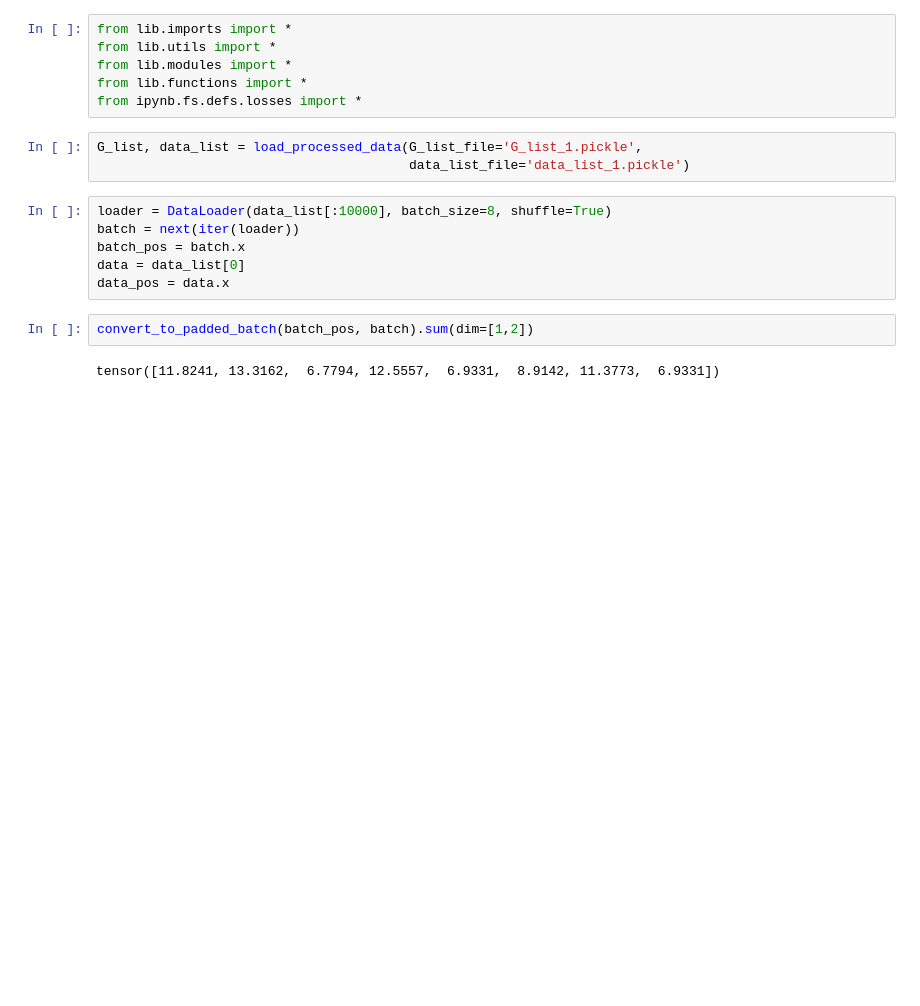
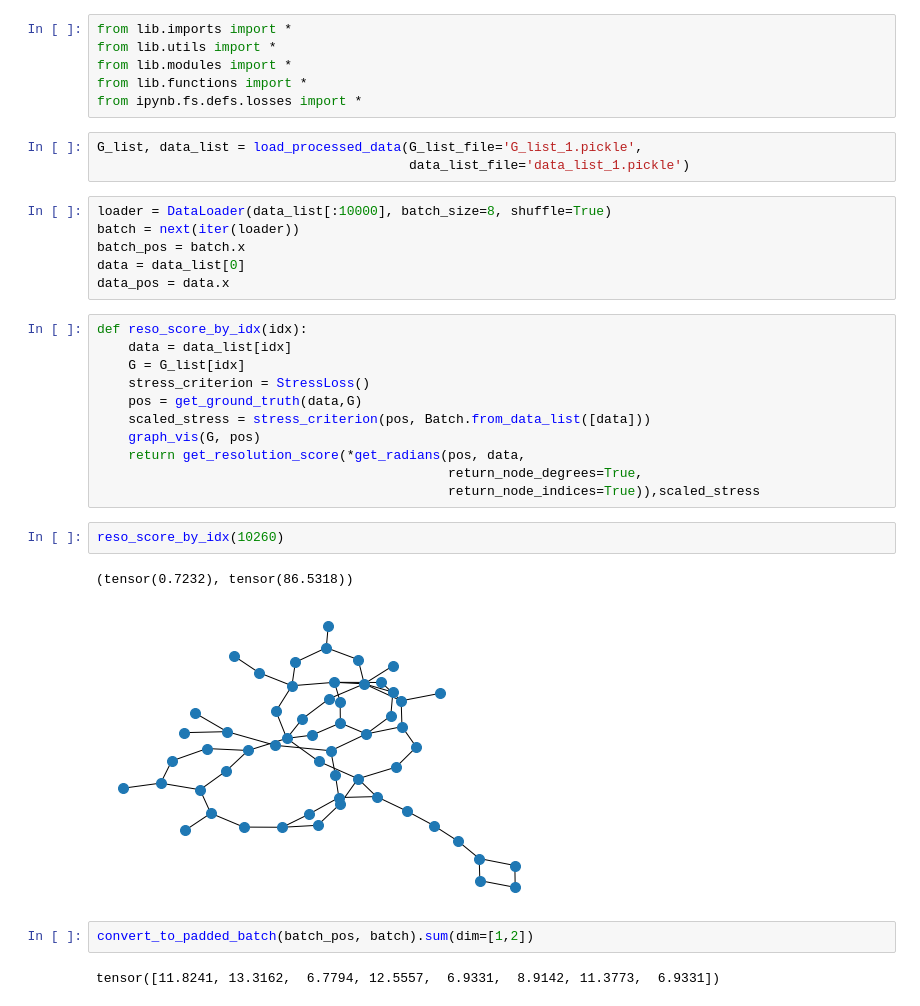
Before and after one commit to zhenxingCui/deepgd, a Jupyter notebook: test_loss.ipynb, the cells around one changed output. Cells and saved outputs as stored; diff of their text form; blank space fills up the shorter version.

```diff
--- a/test_loss.ipynb
+++ b/test_loss.ipynb
@@ -16,6 +19,22 @@ batch = next(iter(loader))
 batch_pos = batch.x
 data = data_list[0]
 data_pos = data.x
+# %%
+def reso_score_by_idx(idx):
+    data = data_list[idx]
+    G = G_list[idx]
+    stress_criterion = StressLoss()
+    pos = get_ground_truth(data,G)
+    scaled_stress = stress_criterion(pos, Batch.from_data_list([data]))
+    graph_vis(G, pos)
+    return get_resolution_score(*get_radians(pos, data,
+                                             return_node_degrees=True,
+                                             return_node_indices=True)),scaled_stress
+# %%
+reso_score_by_idx(10260)
+# %% [output]
+(tensor(0.7232), tensor(86.5318))
+[figure, added]
 # %%
 convert_to_padded_batch(batch_pos, batch).sum(dim=[1,2])
 # %% [output]
```
Also changed, not shown: parts of 1 cell of this notebook, 32 other files.
